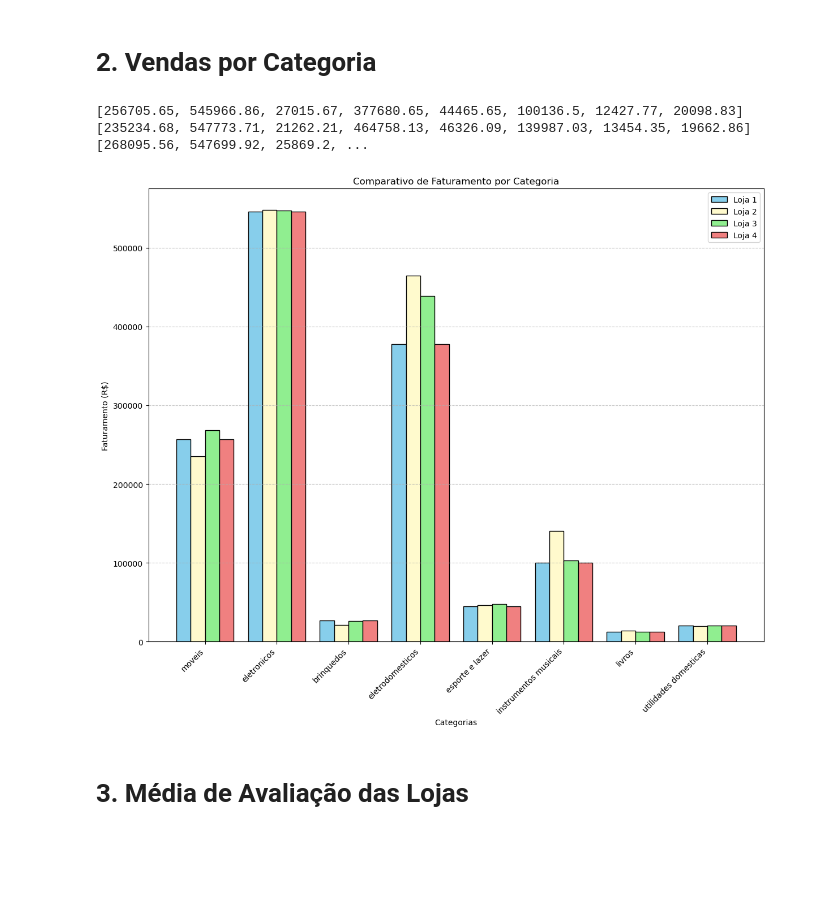
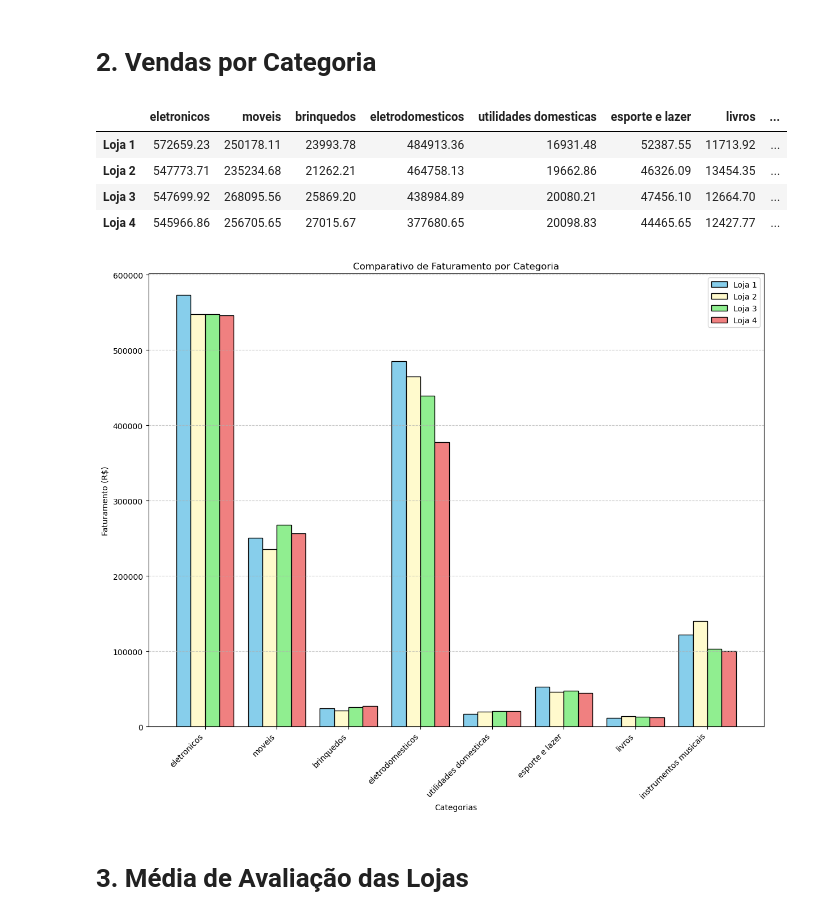
Before and after one commit to 23Edu4rd0/challenge1-data-science, a Jupyter notebook: AluraStoreBr.ipynb, the cells around one changed output. Cells and saved outputs as stored; diff of their text form; code cells hidden in the pictures; blank space fills up the shorter version.

```diff
--- a/AluraStoreBr.ipynb
+++ b/AluraStoreBr.ipynb
@@ -61,10 +58,6 @@ plt.show()
 # %% [markdown]
 # 2. Vendas por Categoria
 # %%
-
-
-categorias = ['moveis', 'eletronicos', 'brinquedos', 'eletrodomesticos', 'esporte e lazer', 'instrumentos musicais', 'livros', 'utilidades domesticas' ]
-
 def somar_por_categoria(loja_df, categorias):
     valores = []
     for categoria in categorias:
@@ -72,43 +65,51 @@ def somar_por_categoria(loja_df, categorias):
         valores.append(total)
     return valores
 
+categorias = np.array(loja1['Categoria do Produto'].unique())
+valores = np.array([somar_por_categoria(loja, categorias) for loja in lojas])
 
-valor_loja1 = somar_por_categoria(loja,categorias)
-valor_loja2 = somar_por_categoria(loja2,categorias)
-valor_loja3 = somar_por_categoria(loja3,categorias)
-valor_loja4 = somar_por_categoria(loja4,categorias)
+df = pd.DataFrame(valores, columns=categorias, index=lojas_grafico)
 
-
-print(valor_loja1, valor_loja2, valor_loja3, valor_loja4)
+df.head()
 # %% [output]
-[256705.65, 545966.86, 27015.67, 377680.65, 44465.65, 100136.5, 12427.77, 20098.83] [235234.68, 547773.71, 21262.21, 464758.13, 46326.09, 139987.03, 13454.35, 19662.86] [268095.56, 547699.92, 25869.2, ...
+|  | eletronicos | moveis | brinquedos | eletrodomesticos | utilidades domesticas | esporte e lazer | livros | ... |
+| Loja 1 | 572659.23 | 250178.11 | 23993.78 | 484913.36 | 16931.48 | 52387.55 | 11713.92 | ... |
+| Loja 2 | 547773.71 | 235234.68 | 21262.21 | 464758.13 | 19662.86 | 46326.09 | 13454.35 | ... |
+| Loja 3 | 547699.92 | 268095.56 | 25869.20 | 438984.89 | 20080.21 | 47456.10 | 12664.70 | ... |
+| Loja 4 | 545966.86 | 256705.65 | 27015.67 | 377680.65 | 20098.83 | 44465.65 | 12427.77 | ... |
 # %%
-import numpy as np
+categorias = df.columns.tolist()
+lojas_grafico_barras = df.index.tolist()
 
-n = len(categorias)
-indice = np.arange(n)
-largura = 0.2
+n_categorias = len(categorias)
+n_lojas = len(lojas_grafico_barras)
 
-# Criando o gráfico
+indice = np.arange(n_categorias)
+largura = 0.8 / n_lojas  # Divide o espaço igualmente para as lojas
+
+# Cores personalizadas (pode alterar se quiser)
+cores = ['skyblue', 'lemonchiffon', 'lightgreen', 'lightcoral']
+
 plt.figure(figsize=(12, 10))
-plt.bar(indice - 1.5*largura, valor_loja1, width=largura, label='Loja 1', color='skyblue', edgecolor ='black')
-plt.bar(indice - 0.5*largura, valor_loja2, width=largura, label='Loja 2', color='lemonchiffon', edgecolor ='black')
-plt.bar(indice + 0.5*largura, valor_loja3, width=largura, label='Loja 3', color='lightgreen', edgecolor ='black')
-plt.bar(indice + 1.5*largura, valor_loja4, width=largura, label='Loja 4', color='lightcoral', edgecolor ='black')
 
+for i, loja_nome in enumerate(lojas_grafico_barras):
+    plt.bar(indice + (i - n_lojas/2 + 0.5) * largura,
+            df.loc[loja_nome],
+            width=largura,
+            label=loja_nome,
+            color=cores[i % len(cores)],
+            edgecolor='black')
 
 plt.xlabel('Categorias')
 plt.ylabel('Faturamento (R$)')
 plt.title('Comparativo de Faturamento por Categoria')
-plt.xticks(indice, categorias, rotation=45, ha="right")
+plt.xticks(indice, categorias, rotation=45, ha='right')
 plt.legend()
+plt.grid(axis='y', linestyle='--', alpha=0.7)
 plt.tight_layout()
-plt.grid(axis='y', linestyle='--', alpha=0.7)
-
-
 plt.show()
 # %% [output]
-[figure, old version]
+[figure, new version]
 # %% [markdown]
 # 3. Média de Avaliação das Lojas
 # %%
```
Also changed, not shown: parts of 9 cells of this notebook.
